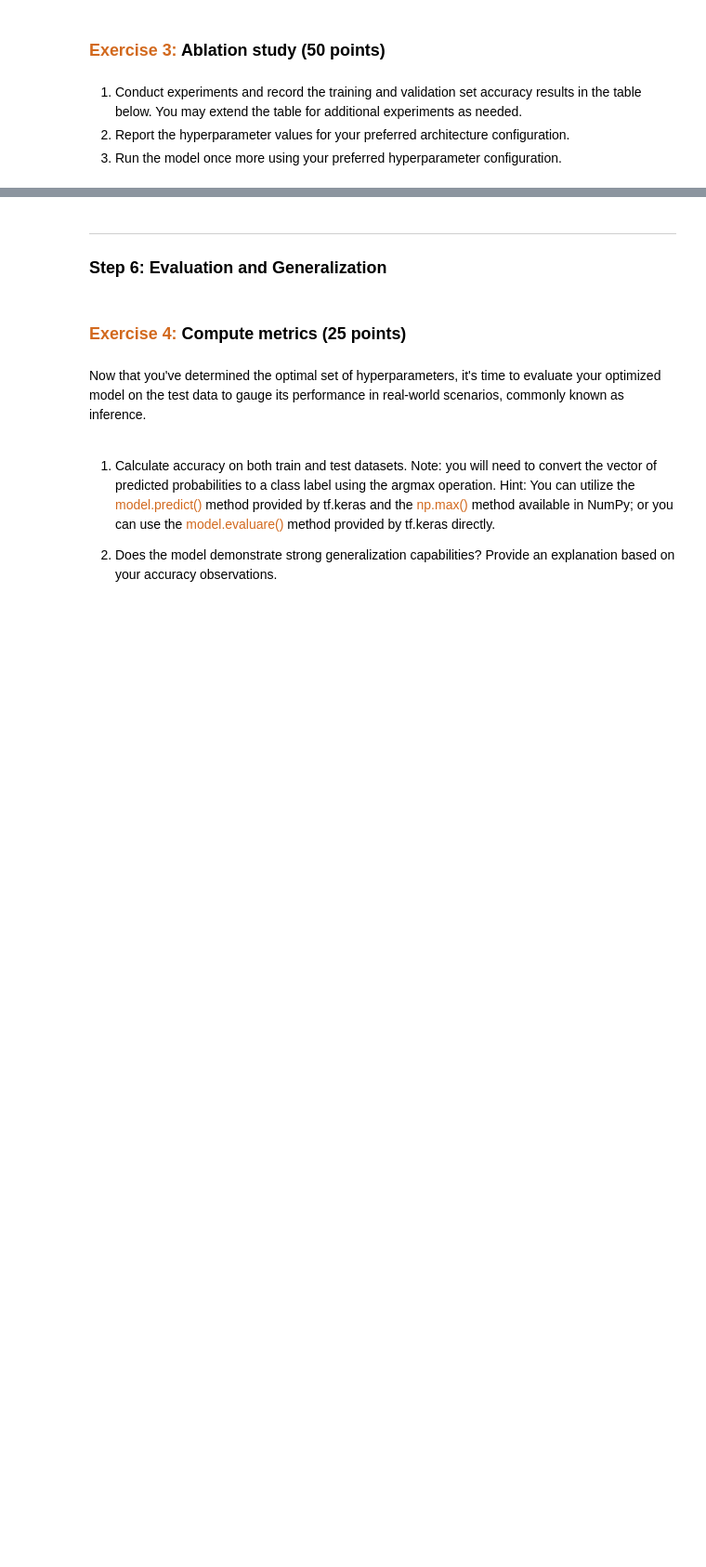
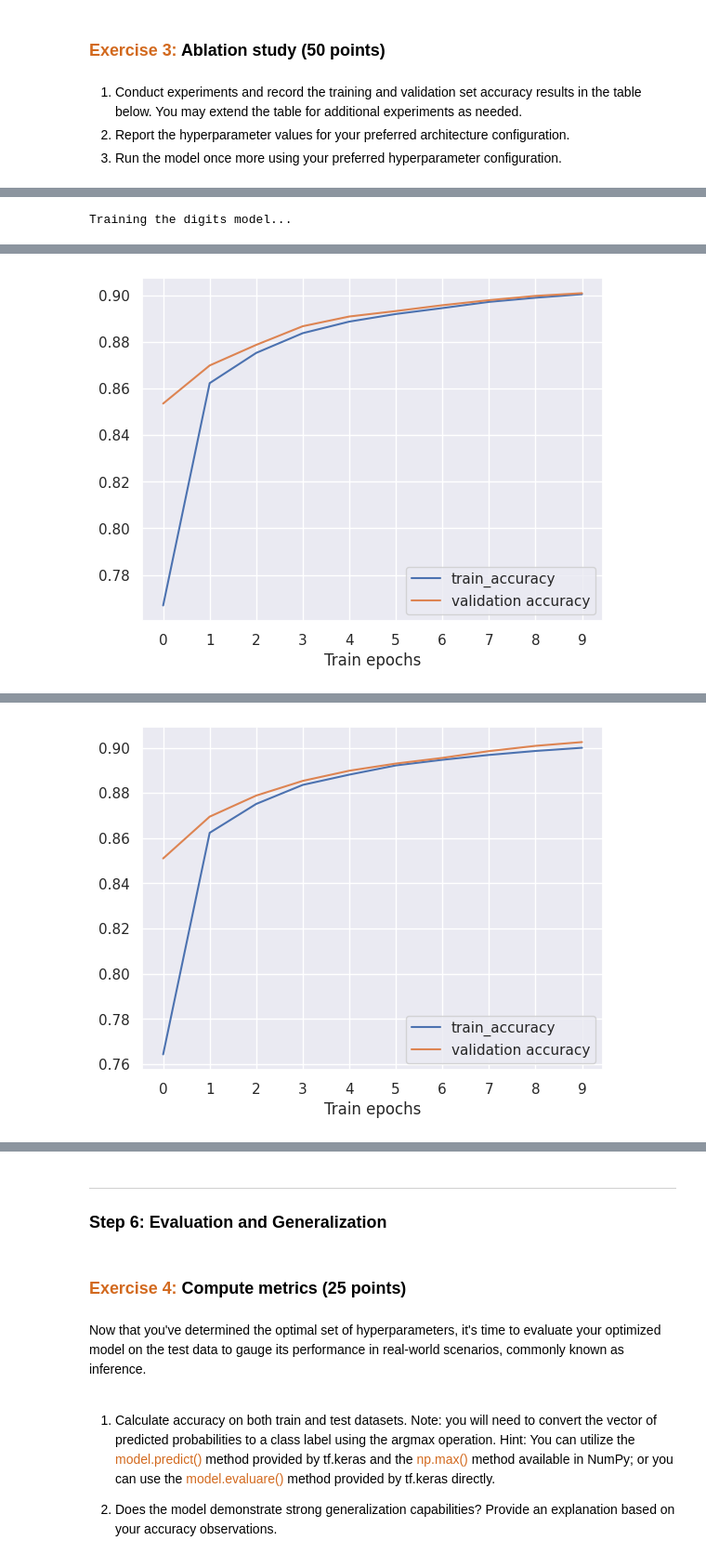
Before and after one commit to ming-berkeley/ds207_assignments, a Jupyter notebook: 06 Neural Networks.ipynb, the cells around one changed output, grey strips where cells are left out. Shown at 93% size. Saved outputs shown, nothing was run; the diff lists cells and outputs as text; code cells hidden in the pictures; blank space fills up the shorter version.

```diff
--- a/06 Neural Networks.ipynb
+++ b/06 Neural Networks.ipynb
@@ -224,0 +313,78 @@ Data | Hidden sizes | Activation| Optimizer | Learning rate | #Parameters | Trai
+# %%
+experiments = [
+    {
+        "data": "digits",
+        "hidden_layer_sizes": [],
+        "activation": "tanh",
+        "optimizer": "SGD",
+        "learning_rate": 0.01
+    },
+    {
+        "data": "digits",
+        "hidden_layer_sizes": [],
+        "activation": "relu",
+        "optimizer": "SGD",
+        "learning_rate": 0.01
+    },
+    {
+        "data": "digits",
+        "hidden_layer_sizes": [],
+        "activation": "relu",
+        "optimizer": "Adam",
+        "learning_rate": 0.01
+    },
+    {
+        "data": "digits",
+        "hidden_layer_sizes": [128],
+        "activation": "relu",
+        "optimizer": "Adam",
+        "learning_rate": 0.01
+    },
+    {
+        "data": "digits",
+        "hidden_layer_sizes": [256, 128],
+        "activation": "relu",
+        "optimizer": "Adam",
+        "learning_rate": 0.01
+    },
+    {
+        "data": "fashion",
+        "hidden_layer_sizes": [],
+        "activation": "tanh",
+        "optimizer": "SGD",
+        "learning_rate": 0.01
+    },
+    {
+        "data": "fashion",
+        "hidden_layer_sizes": [],
+        "activation": "relu",
+        "optimizer": "SGD",
+        "learning_rate": 0.01
+    },
+    {
+        "data": "fashion",
+        "hidden_layer_sizes": [],
+        "activation": "relu",
+        "optimizer": "Adam",
+        "learning_rate": 0.01
+    },
+    {
+        "data": "fashion",
+        "hidden_layer_sizes": [128],
+        "activation": "relu",
+        "optimizer": "Adam",
+        "learning_rate": 0.01
+    },
+    {
+        "data": "fashion",
+        "hidden_layer_sizes": [256, 128],
+        "activation": "relu",
+        "optimizer": "Adam",
+        "learning_rate": 0.01
+    },
+]
+
+for experiment in experiments:
+    model = train_and_evaluate(**experiment)
+# %% [output]
+Training the digits model...
@@ -224,0 +392 @@ Data | Hidden sizes | Activation| Optimizer | Learning rate | #Parameters | Trai
+[figure, added]
@@ -224,0 +397 @@ Data | Hidden sizes | Activation| Optimizer | Learning rate | #Parameters | Trai
+[figure, added]
```
Also changed, not shown: parts of 17 cells of this notebook.
